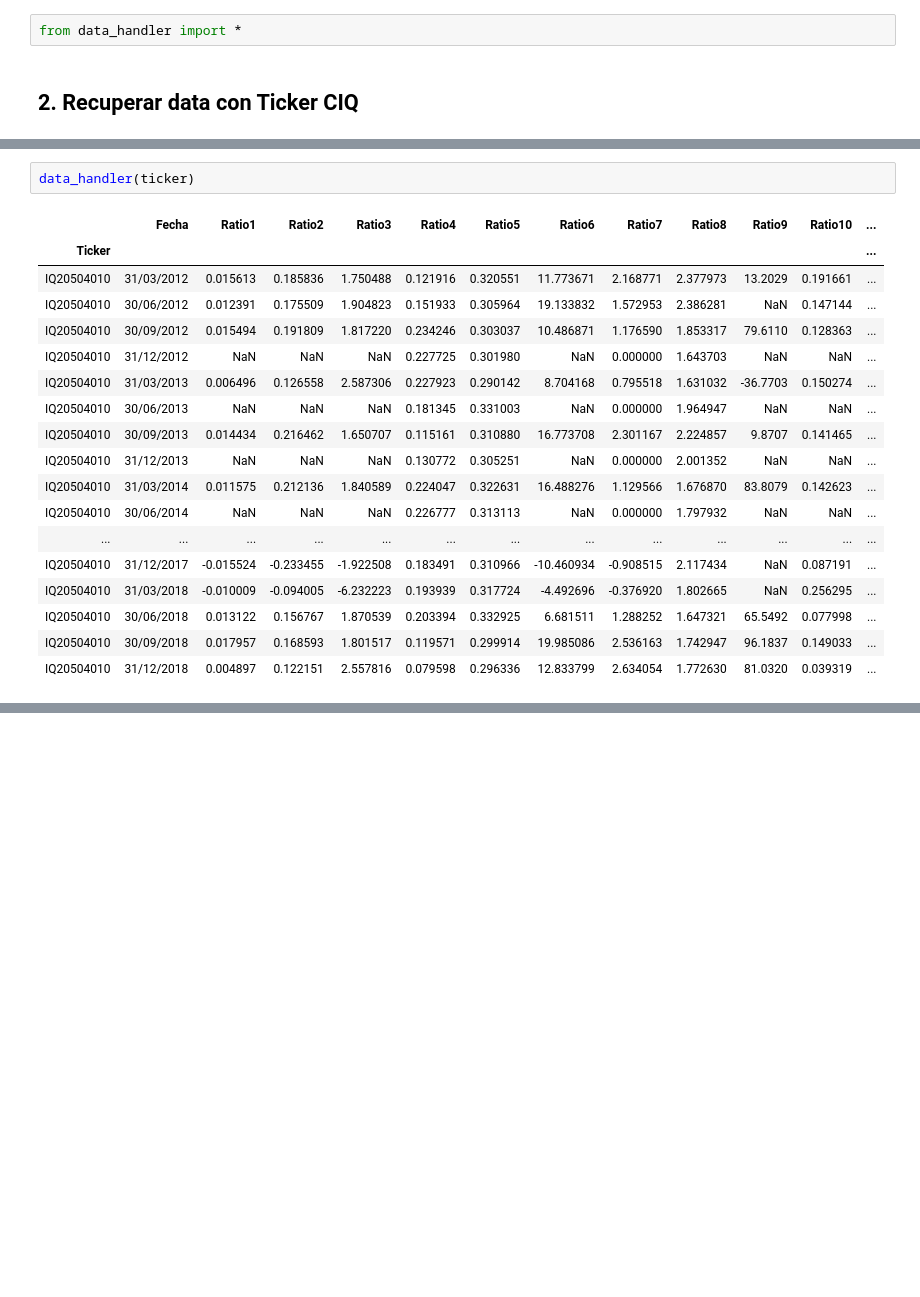
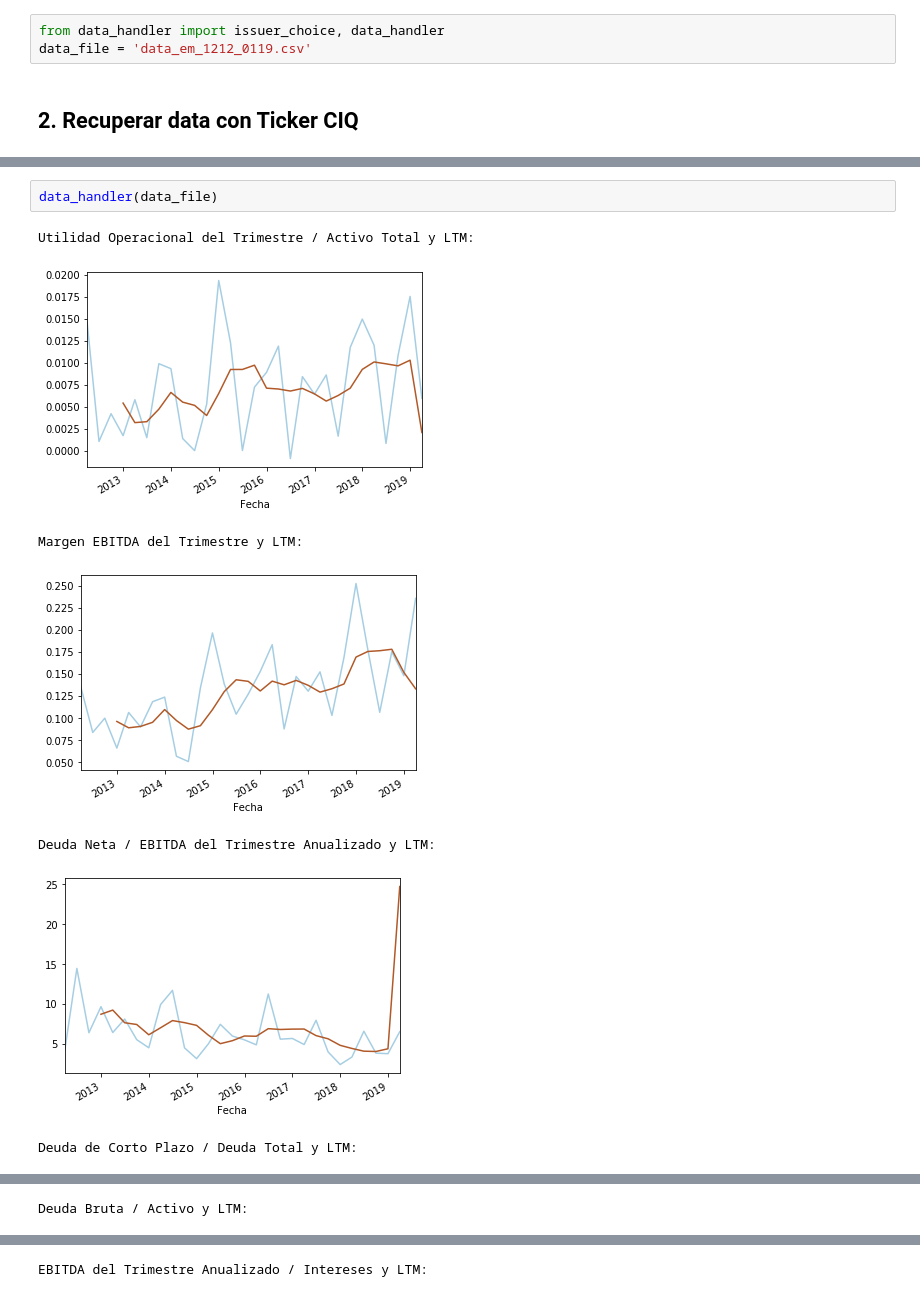
Before and after one commit to mauz315/credrating_predv1.5, a Jupyter notebook: data_explorer.ipynb, the cells around one changed output, grey strips where cells are left out. Cells and saved outputs as stored; diff of their text form; blank space fills up the shorter version.

```diff
--- a/data_explorer.ipynb
+++ b/data_explorer.ipynb
@@ -3,6 +5,7 @@
 # %% [markdown]
 ## 1. Cargando archivos y librerías necesarias
 # %%
-from data_handler import *
+from data_handler import issuer_choice, data_handler
+data_file = 'data_em_1212_0119.csv'
 # %% [markdown]
 ## 2. Recuperar data con Ticker CIQ
@@ -13,21 +22,10 @@ ticker = "IQ20504010"
 # %%
-data_handler(ticker)
+data_handler(data_file)
 # %% [output]
-|  | Fecha | Ratio1 | Ratio2 | Ratio3 | Ratio4 | Ratio5 | Ratio6 | Ratio7 | Ratio8 | Ratio9 | Ratio10 | ... |
-| Ticker |  |  |  |  |  |  |  |  |  |  |  | ... |
-| IQ20504010 | 31/03/2012 | 0.015613 | 0.185836 | 1.750488 | 0.121916 | 0.320551 | 11.773671 | 2.168771 | 2.377973 | 13.2029 | 0.191661 | ... |
-| IQ20504010 | 30/06/2012 | 0.012391 | 0.175509 | 1.904823 | 0.151933 | 0.305964 | 19.133832 | 1.572953 | 2.386281 | NaN | 0.147144 | ... |
-| IQ20504010 | 30/09/2012 | 0.015494 | 0.191809 | 1.817220 | 0.234246 | 0.303037 | 10.486871 | 1.176590 | 1.853317 | 79.6110 | 0.128363 | ... |
-| IQ20504010 | 31/12/2012 | NaN | NaN | NaN | 0.227725 | 0.301980 | NaN | 0.000000 | 1.643703 | NaN | NaN | ... |
-| IQ20504010 | 31/03/2013 | 0.006496 | 0.126558 | 2.587306 | 0.227923 | 0.290142 | 8.704168 | 0.795518 | 1.631032 | -36.7703 | 0.150274 | ... |
-| IQ20504010 | 30/06/2013 | NaN | NaN | NaN | 0.181345 | 0.331003 | NaN | 0.000000 | 1.964947 | NaN | NaN | ... |
-| IQ20504010 | 30/09/2013 | 0.014434 | 0.216462 | 1.650707 | 0.115161 | 0.310880 | 16.773708 | 2.301167 | 2.224857 | 9.8707 | 0.141465 | ... |
-| IQ20504010 | 31/12/2013 | NaN | NaN | NaN | 0.130772 | 0.305251 | NaN | 0.000000 | 2.001352 | NaN | NaN | ... |
-| IQ20504010 | 31/03/2014 | 0.011575 | 0.212136 | 1.840589 | 0.224047 | 0.322631 | 16.488276 | 1.129566 | 1.676870 | 83.8079 | 0.142623 | ... |
-| IQ20504010 | 30/06/2014 | NaN | NaN | NaN | 0.226777 | 0.313113 | NaN | 0.000000 | 1.797932 | NaN | NaN | ... |
-| ... | ... | ... | ... | ... | ... | ... | ... | ... | ... | ... | ... | ... |
-| IQ20504010 | 31/12/2017 | -0.015524 | -0.233455 | -1.922508 | 0.183491 | 0.310966 | -10.460934 | -0.908515 | 2.117434 | NaN | 0.087191 | ... |
-| IQ20504010 | 31/03/2018 | -0.010009 | -0.094005 | -6.232223 | 0.193939 | 0.317724 | -4.492696 | -0.376920 | 1.802665 | NaN | 0.256295 | ... |
-| IQ20504010 | 30/06/2018 | 0.013122 | 0.156767 | 1.870539 | 0.203394 | 0.332925 | 6.681511 | 1.288252 | 1.647321 | 65.5492 | 0.077998 | ... |
-| IQ20504010 | 30/09/2018 | 0.017957 | 0.168593 | 1.801517 | 0.119571 | 0.299914 | 19.985086 | 2.536163 | 1.742947 | 96.1837 | 0.149033 | ... |
-| IQ20504010 | 31/12/2018 | 0.004897 | 0.122151 | 2.557816 | 0.079598 | 0.296336 | 12.833799 | 2.634054 | 1.772630 | 81.0320 | 0.039319 | ... |
+Utilidad Operacional del Trimestre / Activo Total y LTM:
+[figure, added]
+Margen EBITDA del Trimestre y LTM:
+[figure, added]
+Deuda Neta / EBITDA del Trimestre Anualizado y LTM:
+[figure, added]
+Deuda de Corto Plazo / Deuda Total y LTM:
@@ -33,0 +33 @@ data_handler(ticker)
+Deuda Bruta / Activo y LTM:
@@ -33,0 +35 @@ data_handler(ticker)
+EBITDA del Trimestre Anualizado / Intereses y LTM:
```
Also changed, not shown: parts of 8 cells of this notebook.
